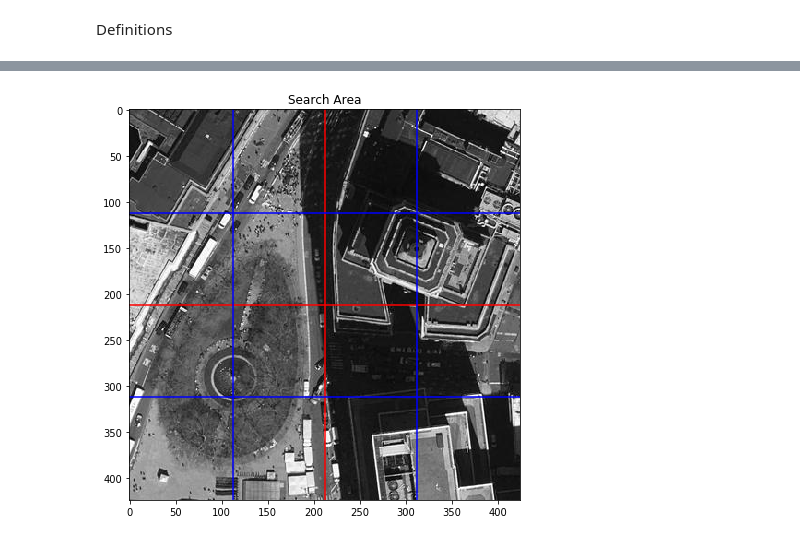
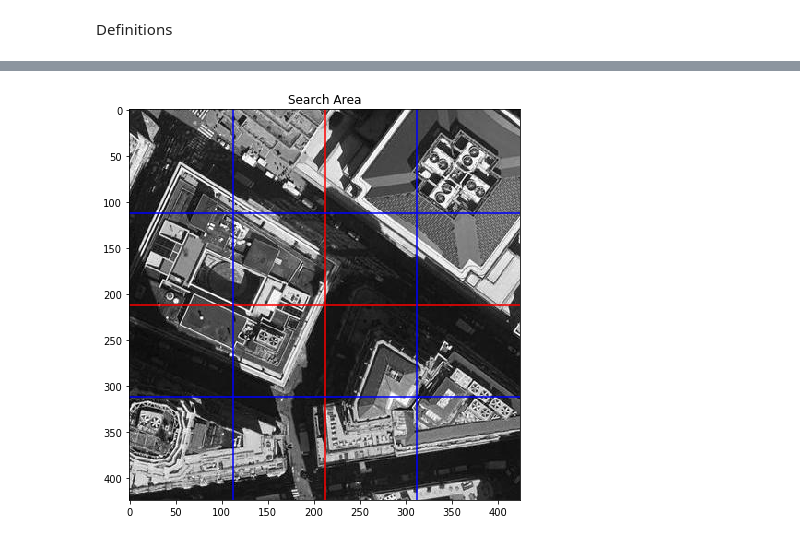
Before and after one commit to eric220/New_York, a Jupyter notebook: New_York_Search.ipynb, the cells around one changed output, grey strips where cells are left out. Saved outputs shown, nothing was run; the diff lists cells and outputs as text; code cells hidden in the pictures.

```diff
--- a/New_York_Search.ipynb
+++ b/New_York_Search.ipynb
@@ -17,7 +11,6 @@ import models
 %matplotlib inline
 # %% [output]
 Using TensorFlow backend.
-# %%
-#full image view and full image as array
-img = image.load_img("ny_resized.jpg")
-full_img = image.img_to_array(img)
+# %%
+tee_ny = image.load_img("tee_ny.jpg")
+tee_ny_array = image.img_to_array(tee_ny)
@@ -28,3 +26,5 @@ model_width = 224
 half_model_width = int(224 * .5)
 est_location = 200
 half_est_location = int(est_location * .5)
+# %%
+target_pixels = raw_input('Enter target pixels seperated by a comma:')
@@ -31,9 +33,7 @@ half_est_location = int(est_location * .5)
 # %%
-#actual locations, random locations, pix locations are visual points of interest
-#pix_x, pix_y = 639, 750
-pix_x, pix_y = 465, 635
-#pix_x, pix_y = 1211, 1038
+#actual locations, random locations, suggested pix locations are visual points of interest
+pix_x, pix_y = int(target_pixels.split(',')[0]), int(target_pixels.split(',')[1])
 rand_pix_x = np.random.randint(pix_x - half_est_location, pix_x + half_est_location)
 rand_pix_y = np.random.randint(pix_y - half_est_location, pix_y + half_est_location)
-x_start_num, x_finish_num, y_start_num, y_finish_num= utils.start_lines(pix_x, pix_y)
+x_start, x_finish, y_start, y_finish = utils.start_lines(pix_x, pix_y)
 rand_x_start, rand_x_fin, rand_y_start, rand_y_fin = utils.start_lines(rand_pix_x, rand_pix_y)
@@ -53,17 +40,17 @@ plt.imshow(tee_ny);
 # %%
-search_img = tee_ny[rand_y_start : rand_y_fin, rand_x_start: rand_x_fin, :]
-search_img = image.array_to_img(search_img)
+search_img_array = tee_ny_array[rand_y_start : rand_y_fin, rand_x_start: rand_x_fin, :]
+search_img = image.array_to_img(search_img_array)
 plt.figure(figsize = (7,10))
 plt.title('Search Area')
 plt.axvline(x = 212, color = 'red')
 plt.axhline(y = 212, color = 'red')
 plt.axvline(x = 212 - 100, color = 'blue')
 plt.axhline(y = 212 + 100, color = 'blue')
 plt.axvline(x = 212 + 100, color = 'blue')
 plt.axhline(y = 212 - 100, color = 'blue')
 #plt.axis('off')
 plt.imshow(search_img);
 # %% [output]
-[figure, old version]
+[figure, new version]
 # %%
 #Target Image and target to predict
```
Also changed, not shown: parts of 11 cells of this notebook, 2 other files.
